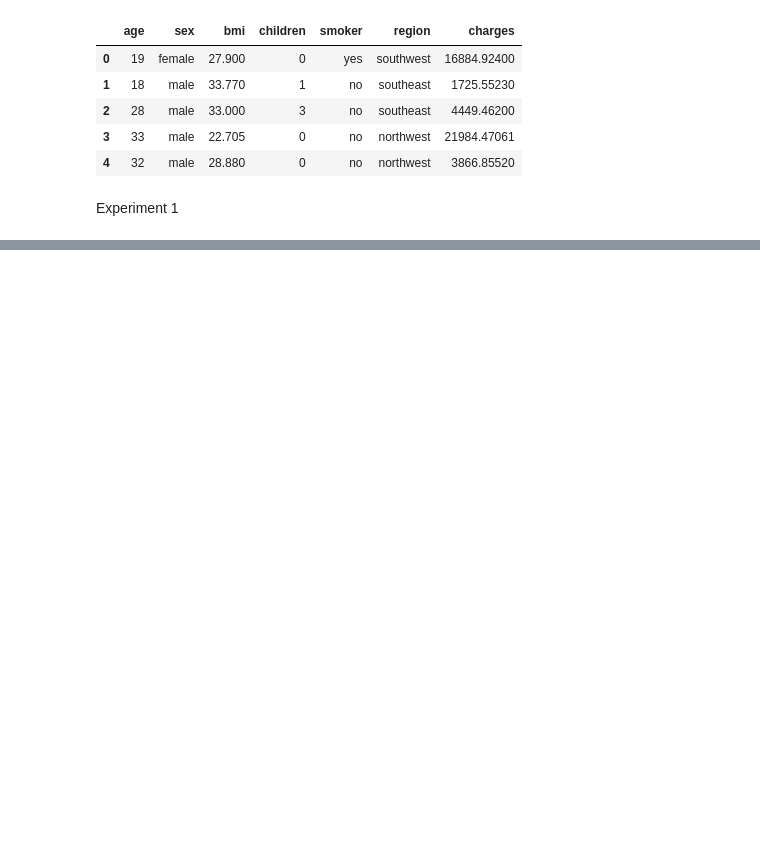
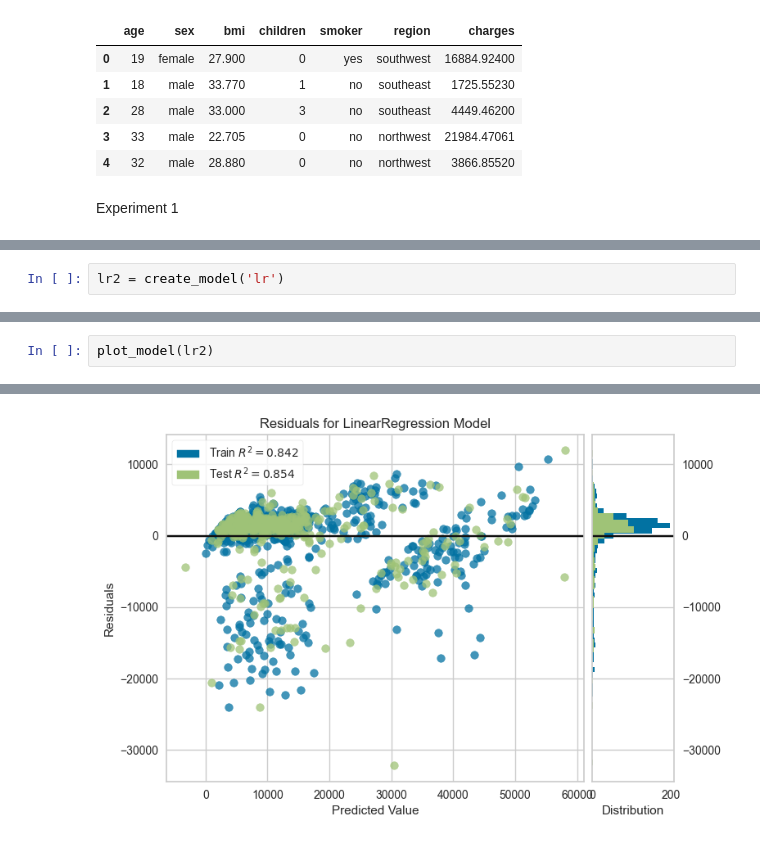
Before and after one commit to Yacaicedo6/proyecto_yan_hands_on, a Jupyter notebook: ml.ipynb, the cells around one changed output, grey strips where cells are left out. Saved outputs shown, nothing was run; the diff lists cells and outputs as text; blank space fills up the shorter version.

```diff
--- a/ml.ipynb
+++ b/ml.ipynb
@@ -41,0 +74,2 @@ lr = create_model('lr')
+# %%
+lr2 = create_model('lr')
@@ -41,0 +93,3 @@ lr = create_model('lr')
+# %%
+plot_model(lr2)
+# %% [output]
@@ -42,2 +97,3 @@ lr = create_model('lr')
+[figure, added]
 # %%
 # save pipeline/model
```
Also changed, not shown: parts of 9 cells of this notebook, 2 other files.
